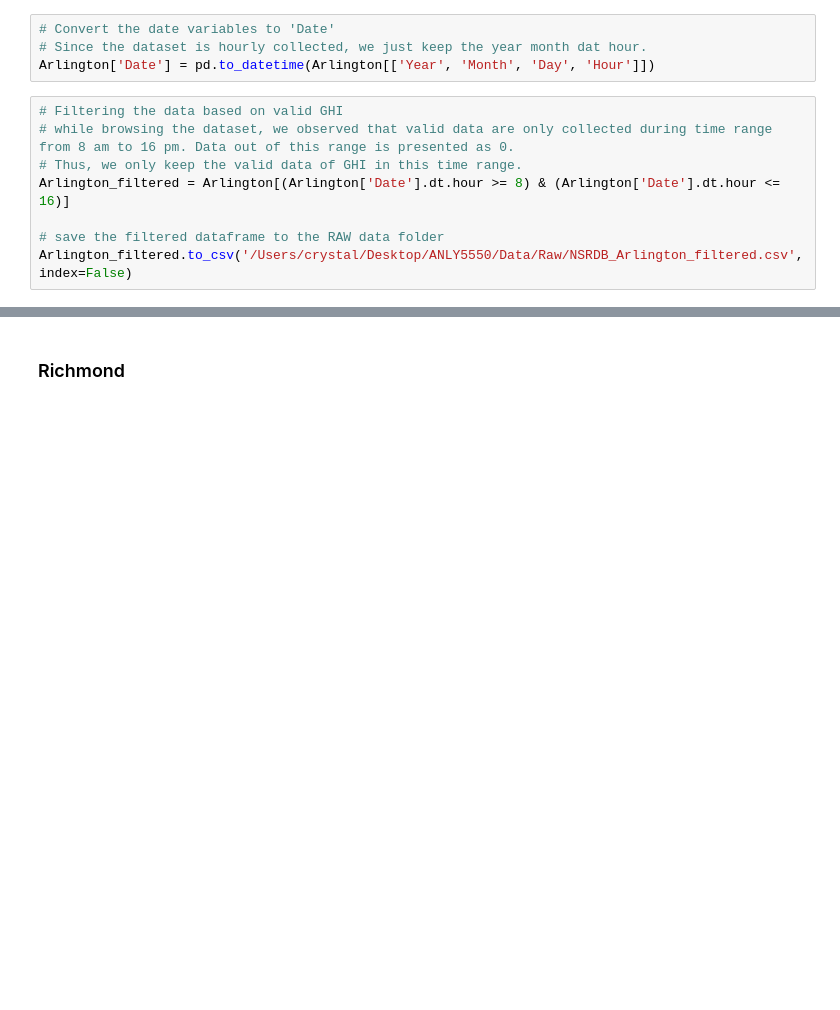
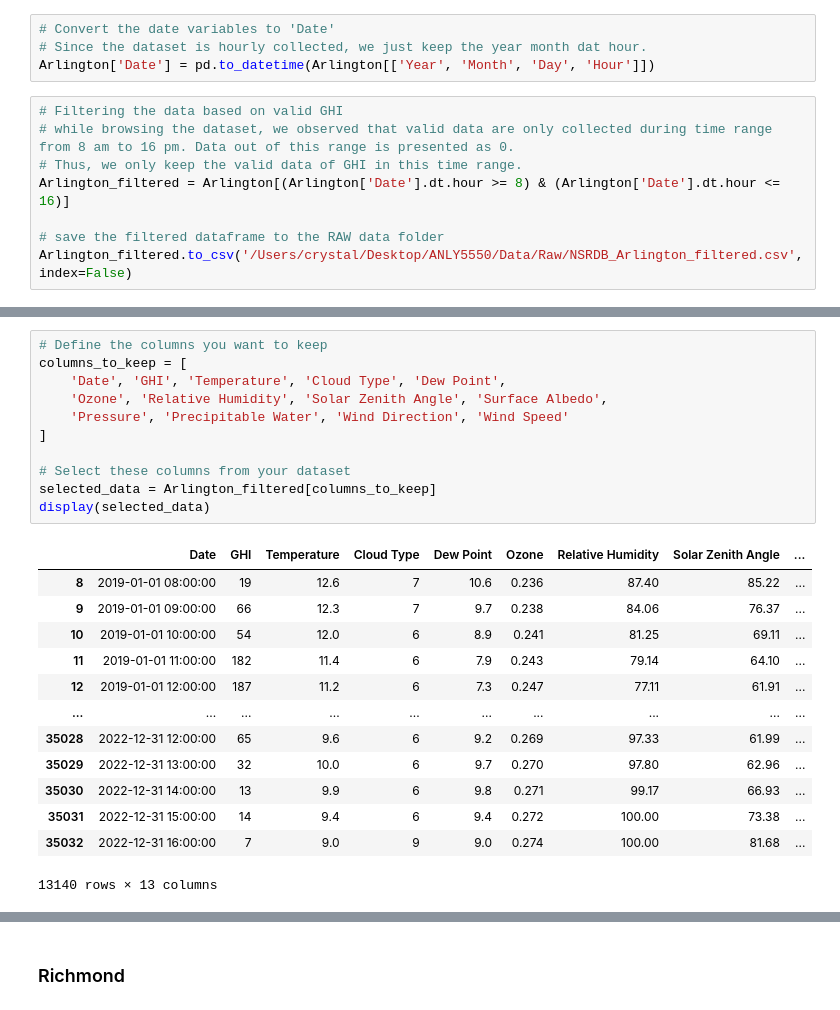
Before and after one commit to HuitingSong/ANLY5550, a Jupyter notebook: Code/dataprocessing-NSRDB.ipynb, the cells around one changed output, grey strips where cells are left out. Drawn from its saved outputs; the diff is of its cells as text; blank space fills up the shorter version.

```diff
--- a/Code/dataprocessing-NSRDB.ipynb
+++ b/Code/dataprocessing-NSRDB.ipynb
@@ -67,0 +90,25 @@ Arlington_filtered.to_csv('/Users/crystal/Desktop/ANLY5550/Data/Raw/NSRDB_Arling
+# %%
+# Define the columns you want to keep
+columns_to_keep = [
+    'Date', 'GHI', 'Temperature', 'Cloud Type', 'Dew Point',
+    'Ozone', 'Relative Humidity', 'Solar Zenith Angle', 'Surface Albedo',
+    'Pressure', 'Precipitable Water', 'Wind Direction', 'Wind Speed'
+]
+
+# Select these columns from your dataset
+selected_data = Arlington_filtered[columns_to_keep]
+display(selected_data)
+# %% [output]
+|  | Date | GHI | Temperature | Cloud Type | Dew Point | Ozone | Relative Humidity | Solar Zenith Angle | ... |
+| 8 | 2019-01-01 08:00:00 | 19 | 12.6 | 7 | 10.6 | 0.236 | 87.40 | 85.22 | ... |
+| 9 | 2019-01-01 09:00:00 | 66 | 12.3 | 7 | 9.7 | 0.238 | 84.06 | 76.37 | ... |
+| 10 | 2019-01-01 10:00:00 | 54 | 12.0 | 6 | 8.9 | 0.241 | 81.25 | 69.11 | ... |
+| 11 | 2019-01-01 11:00:00 | 182 | 11.4 | 6 | 7.9 | 0.243 | 79.14 | 64.10 | ... |
+| 12 | 2019-01-01 12:00:00 | 187 | 11.2 | 6 | 7.3 | 0.247 | 77.11 | 61.91 | ... |
+| ... | ... | ... | ... | ... | ... | ... | ... | ... | ... |
+| 35028 | 2022-12-31 12:00:00 | 65 | 9.6 | 6 | 9.2 | 0.269 | 97.33 | 61.99 | ... |
+| 35029 | 2022-12-31 13:00:00 | 32 | 10.0 | 6 | 9.7 | 0.270 | 97.80 | 62.96 | ... |
+| 35030 | 2022-12-31 14:00:00 | 13 | 9.9 | 6 | 9.8 | 0.271 | 99.17 | 66.93 | ... |
+| 35031 | 2022-12-31 15:00:00 | 14 | 9.4 | 6 | 9.4 | 0.272 | 100.00 | 73.38 | ... |
+| 35032 | 2022-12-31 16:00:00 | 7 | 9.0 | 9 | 9.0 | 0.274 | 100.00 | 81.68 | ... |
+13140 rows × 13 columns
```
Also changed, not shown: parts of 7 cells of this notebook, 9 other files.
